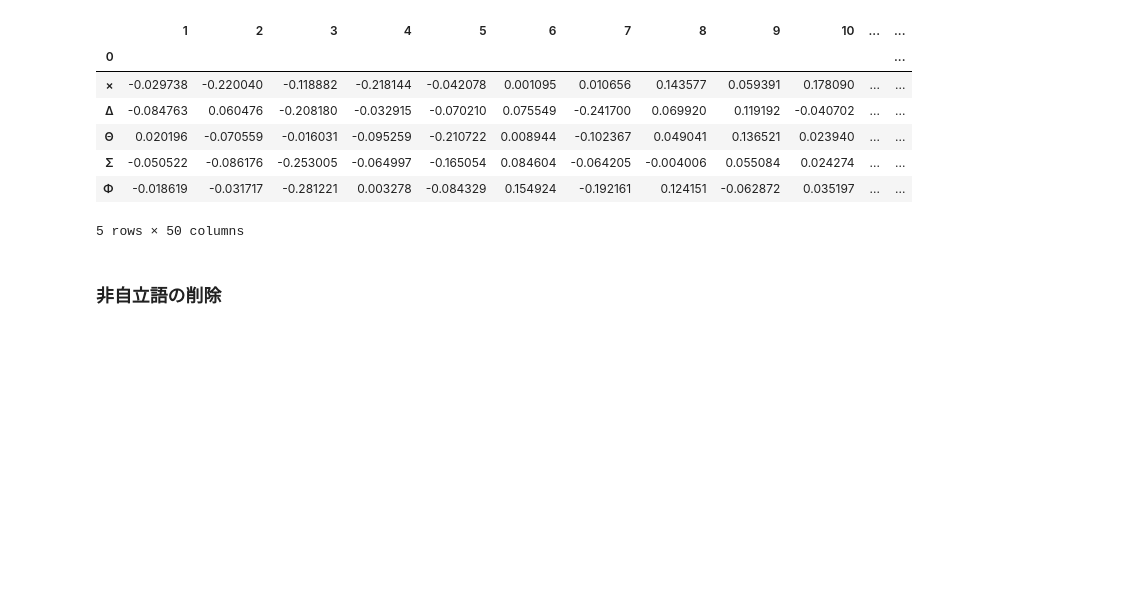
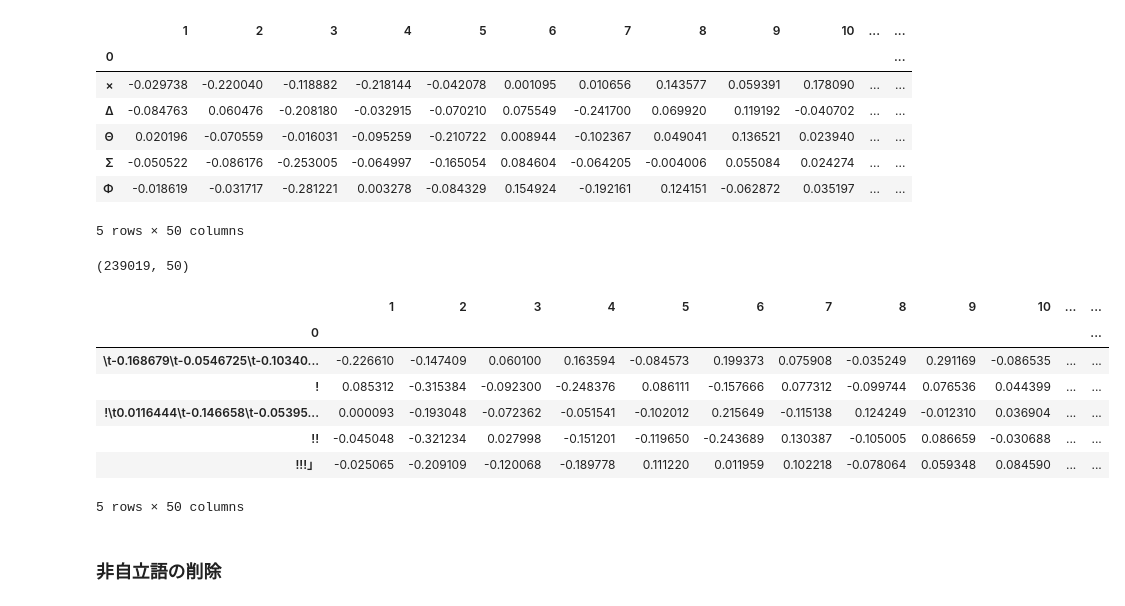
Before and after one commit to ishowta/wovle, a Jupyter notebook: notebooks/10-prepare-w2v-model.ipynb, the cells around one changed output. Cells and saved outputs as stored; diff of their text form; code cells hidden in the pictures; blank space fills up the shorter version.

```diff
--- a/notebooks/10-prepare-w2v-model.ipynb
+++ b/notebooks/10-prepare-w2v-model.ipynb
@@ -181,3 +219,22 @@ w2v = []
 # %%
 w2v.append(pd.read_pickle('w2v50.pd'))
 w2v.append(pd.read_pickle('w2v200.pd'))
+# %%
+w = w2v[2]
+# %%
+w = w.groupby([0]).mean()
+# %%
+w.shape
+# %% [output]
+(239019, 50)
+# %%
+w.head()
+# %% [output]
+|  | 1 | 2 | 3 | 4 | 5 | 6 | 7 | 8 | 9 | 10 | ... | ... |
+| 0 |  |  |  |  |  |  |  |  |  |  |  | ... |
+| \t-0.168679\t-0.0546725\t-0.10340... | -0.226610 | -0.147409 | 0.060100 | 0.163594 | -0.084573 | 0.199373 | 0.075908 | -0.035249 | 0.291169 | -0.086535 | ... | ... |
+| ! | 0.085312 | -0.315384 | -0.092300 | -0.248376 | 0.086111 | -0.157666 | 0.077312 | -0.099744 | 0.076536 | 0.044399 | ... | ... |
+| !\t0.0116444\t-0.146658\t-0.05395... | 0.000093 | -0.193048 | -0.072362 | -0.051541 | -0.102012 | 0.215649 | -0.115138 | 0.124249 | -0.012310 | 0.036904 | ... | ... |
+| !! | -0.045048 | -0.321234 | 0.027998 | -0.151201 | -0.119650 | -0.243689 | 0.130387 | -0.105005 | 0.086659 | -0.030688 | ... | ... |
+| !!!」 | -0.025065 | -0.209109 | -0.120068 | -0.189778 | 0.111220 | 0.011959 | 0.102218 | -0.078064 | 0.059348 | 0.084590 | ... | ... |
+5 rows × 50 columns
```
Also changed, not shown: parts of 32 cells of this notebook, 16 other files.
